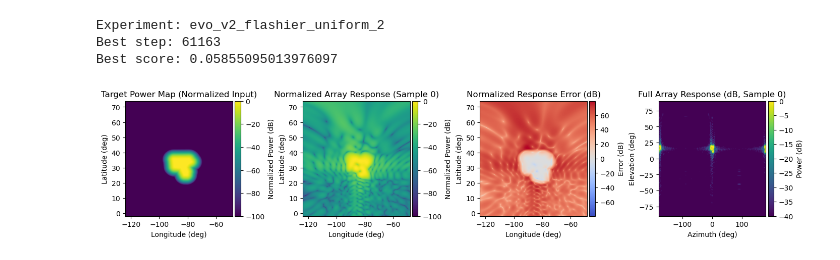
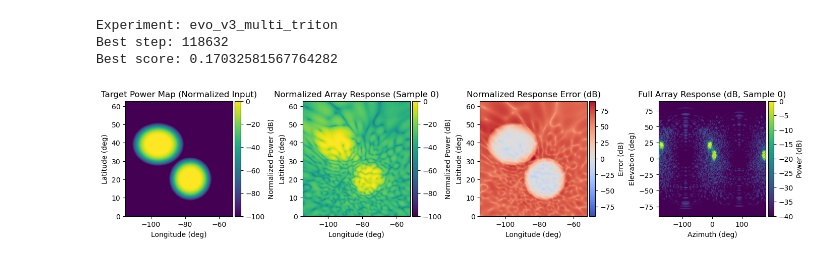
Before and after one commit to rtlaryan/Helios, a Jupyter notebook: helios.ipynb, the cells around one changed output. Cells and saved outputs as stored; diff of their text form; code cells hidden in the pictures.

```diff
--- a/helios.ipynb
+++ b/helios.ipynb
@@ -41,7 +41,7 @@ from scripts.arrayBatch import ArrayBatch
 from scripts.plots import projectResponseOnTarget
 from train.config import loadRunConfig, resolveDevice, resolveTarget
 
-experiment = "evo_v3_multi"
+experiment = "evo_v3_multi_triton"
 
 run_config_path = Path("data/runs/evolution") / experiment / "config.yaml"
 run_config = loadRunConfig(run_config_path)
@@ -67,34 +67,34 @@ if sample_payload is None and best_path.exists():
     sample_payload = torch.load(best_path, map_location="cpu", weights_only=False)
 
 if sample_payload is None:
     raise FileNotFoundError(f"No best sample found in {archive_dir}")
 
 def batch_from_saved_sample(sample: dict) -> ArrayBatch:
     return ArrayBatch(
         elementLocalPosition=sample["elementLocalPosition"].unsqueeze(0),
         weights=sample["weights"].unsqueeze(0),
         wavelength=sample["wavelength"],
         gain=sample["gain"].reshape(1),
         LLAPosition=sample["LLAPosition"].unsqueeze(0),
         ECEFPosition=sample["ECEFPosition"].unsqueeze(0),
         elementMask=None if sample["elementMask"] is None else sample["elementMask"].unsqueeze(0),
     )
 
 best_batch = batch_from_saved_sample(sample_payload).to(device)
 target = target.to(device, dtype)
 
 print(f"Experiment: {run_config.experiment.name}")
 print(f"Best step: {sample_payload.get('step', None)}")
 print(f"Best score: {sample_payload.get('score', None)}")
 
 projectResponseOnTarget(
     batch=best_batch,
     target=target,
     sampleID=0,
     normalizedInputs=True,
 )
 # %% [output]
-Experiment: evo_v2_flashier_uniform_2
-Best step: 61163
-Best score: 0.05855095013976097
+Experiment: evo_v3_multi_triton
+Best step: 118632
+Best score: 0.17032581567764282
-[figure, old version]
+[figure, new version]
```
Also changed, not shown: 6 other files.
